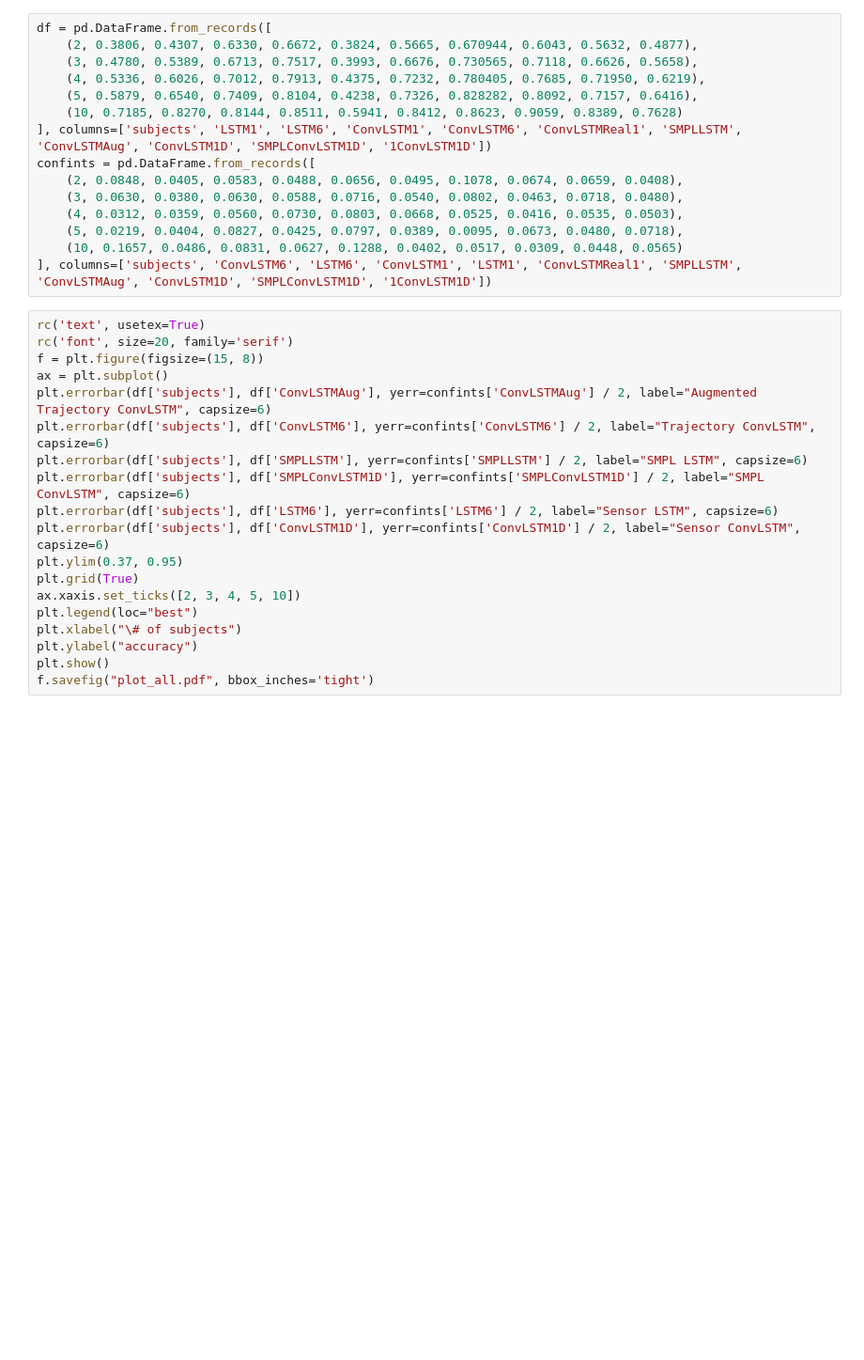
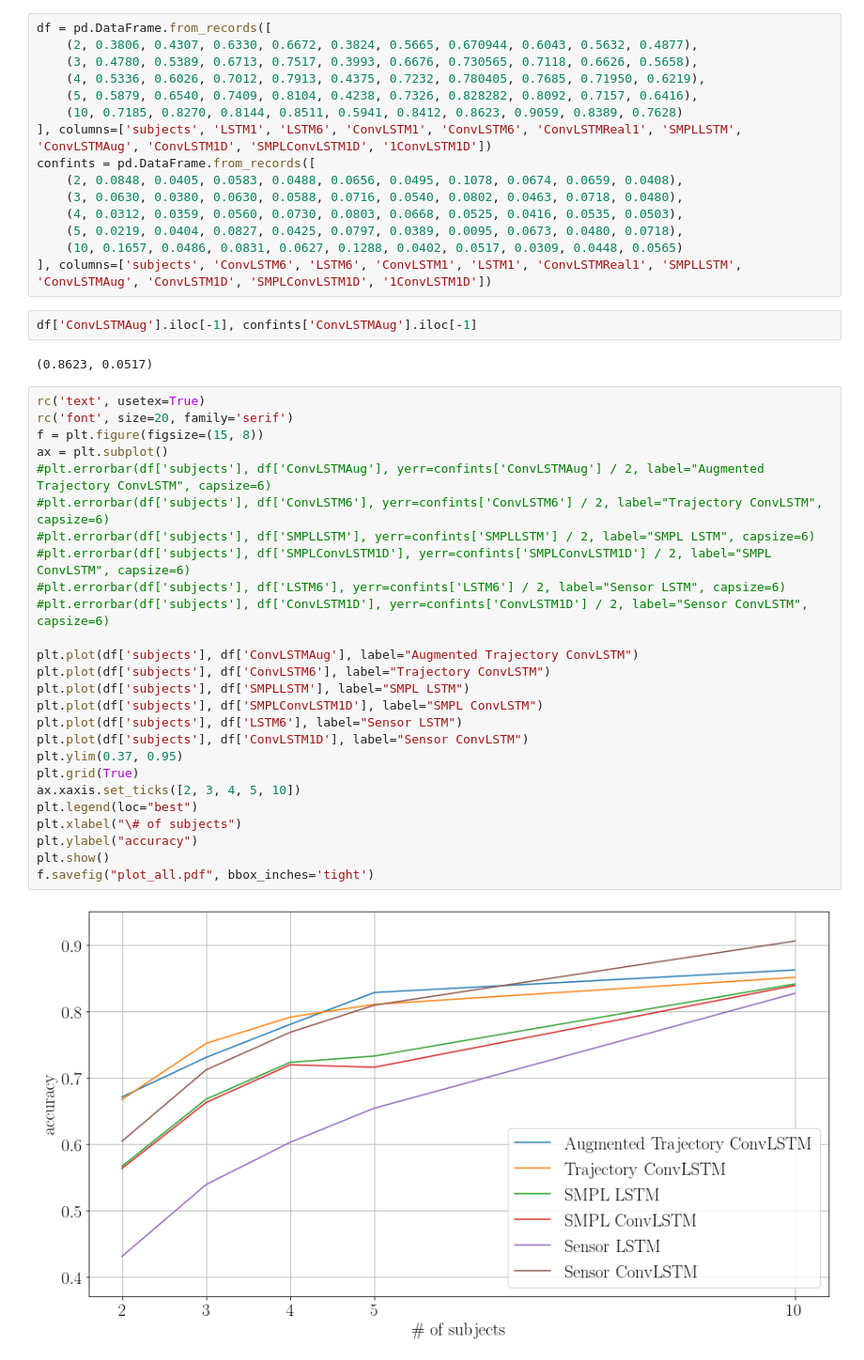
Before and after one commit to hpi-dhc/trace-imu, a Jupyter notebook: Results/results.ipynb, the cells around one changed output. Shown: that part at 94% size. Saved outputs shown, nothing was run; the diff lists cells and outputs as text; blank space fills up the shorter version.

```diff
--- a/Results/results.ipynb
+++ b/Results/results.ipynb
@@ -19,25 +20,38 @@ confints = pd.DataFrame.from_records([
     (5, 0.0219, 0.0404, 0.0827, 0.0425, 0.0797, 0.0389, 0.0095, 0.0673, 0.0480, 0.0718),
     (10, 0.1657, 0.0486, 0.0831, 0.0627, 0.1288, 0.0402, 0.0517, 0.0309, 0.0448, 0.0565)
 ], columns=['subjects', 'ConvLSTM6', 'LSTM6', 'ConvLSTM1', 'LSTM1', 'ConvLSTMReal1', 'SMPLLSTM', 'ConvLSTMAug', 'ConvLSTM1D', 'SMPLConvLSTM1D', '1ConvLSTM1D'])
+# %%
+df['ConvLSTMAug'].iloc[-1], confints['ConvLSTMAug'].iloc[-1]
+# %% [output]
+(0.8623, 0.0517)
 # %%
 rc('text', usetex=True)
 rc('font', size=20, family='serif')
 f = plt.figure(figsize=(15, 8))
 ax = plt.subplot()
-plt.errorbar(df['subjects'], df['ConvLSTMAug'], yerr=confints['ConvLSTMAug'] / 2, label="Augmented Trajectory ConvLSTM", capsize=6)
-plt.errorbar(df['subjects'], df['ConvLSTM6'], yerr=confints['ConvLSTM6'] / 2, label="Trajectory ConvLSTM", capsize=6)
-plt.errorbar(df['subjects'], df['SMPLLSTM'], yerr=confints['SMPLLSTM'] / 2, label="SMPL LSTM", capsize=6)
-plt.errorbar(df['subjects'], df['SMPLConvLSTM1D'], yerr=confints['SMPLConvLSTM1D'] / 2, label="SMPL ConvLSTM", capsize=6)
-plt.errorbar(df['subjects'], df['LSTM6'], yerr=confints['LSTM6'] / 2, label="Sensor LSTM", capsize=6)
-plt.errorbar(df['subjects'], df['ConvLSTM1D'], yerr=confints['ConvLSTM1D'] / 2, label="Sensor ConvLSTM", capsize=6)
+#plt.errorbar(df['subjects'], df['ConvLSTMAug'], yerr=confints['ConvLSTMAug'] / 2, label="Augmented Trajectory ConvLSTM", capsize=6)
+#plt.errorbar(df['subjects'], df['ConvLSTM6'], yerr=confints['ConvLSTM6'] / 2, label="Trajectory ConvLSTM", capsize=6)
+#plt.errorbar(df['subjects'], df['SMPLLSTM'], yerr=confints['SMPLLSTM'] / 2, label="SMPL LSTM", capsize=6)
+#plt.errorbar(df['subjects'], df['SMPLConvLSTM1D'], yerr=confints['SMPLConvLSTM1D'] / 2, label="SMPL ConvLSTM", capsize=6)
+#plt.errorbar(df['subjects'], df['LSTM6'], yerr=confints['LSTM6'] / 2, label="Sensor LSTM", capsize=6)
+#plt.errorbar(df['subjects'], df['ConvLSTM1D'], yerr=confints['ConvLSTM1D'] / 2, label="Sensor ConvLSTM", capsize=6)
+
+plt.plot(df['subjects'], df['ConvLSTMAug'], label="Augmented Trajectory ConvLSTM")
+plt.plot(df['subjects'], df['ConvLSTM6'], label="Trajectory ConvLSTM")
+plt.plot(df['subjects'], df['SMPLLSTM'], label="SMPL LSTM")
+plt.plot(df['subjects'], df['SMPLConvLSTM1D'], label="SMPL ConvLSTM")
+plt.plot(df['subjects'], df['LSTM6'], label="Sensor LSTM")
+plt.plot(df['subjects'], df['ConvLSTM1D'], label="Sensor ConvLSTM")
 plt.ylim(0.37, 0.95)
 plt.grid(True)
 ax.xaxis.set_ticks([2, 3, 4, 5, 10])
 plt.legend(loc="best")
 plt.xlabel("\# of subjects")
 plt.ylabel("accuracy")
 plt.show()
 f.savefig("plot_all.pdf", bbox_inches='tight')
+# %% [output]
+[figure, added]
 # %%
 f = plt.figure(figsize=(15, 8))
 ax = plt.subplot()
```
Also changed, not shown: parts of 9 cells of this notebook.
